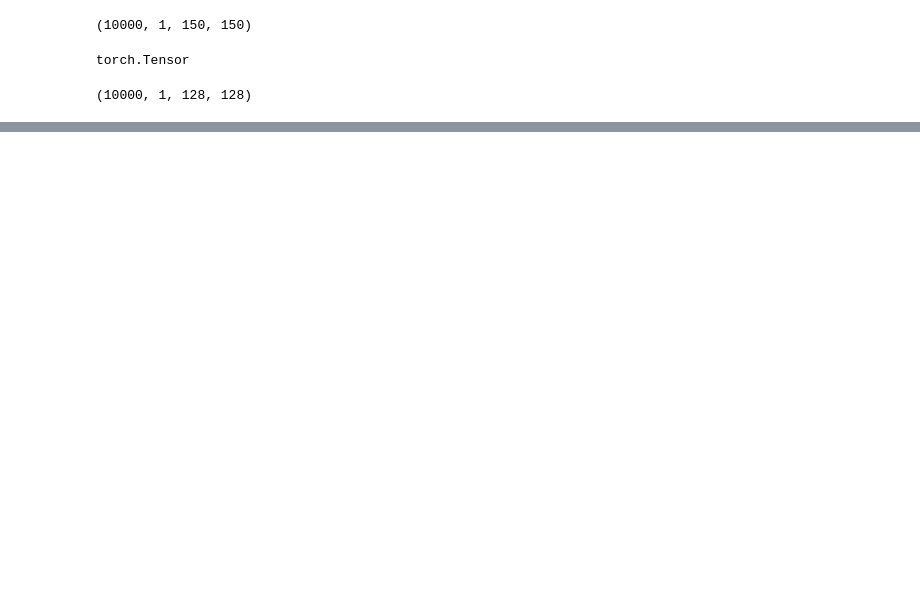
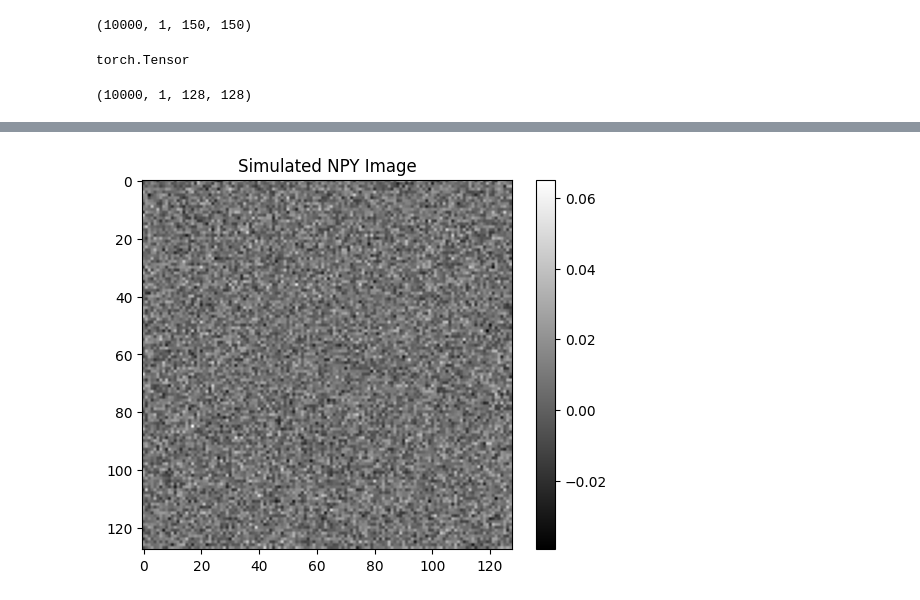
Before and after one commit to harshpoddar03/darkmatter_image_denosing_diffusion_probabalistic_model, a Jupyter notebook: 03_models/unit_gaussion_diffusion/train.ipynb, the cells around one changed output, grey strips where cells are left out. Cells and saved outputs as stored; diff of their text form; code cells hidden in the pictures; blank space fills up the shorter version.

Commit message:
generated noised image using diffusion model

```diff
--- a/03_models/unit_gaussion_diffusion/train.ipynb
+++ b/03_models/unit_gaussion_diffusion/train.ipynb
@@ -187,0 +220,11 @@ sample(config["n_samples"], config["image_size"], config["image_channels"], diff
+# %%
+import matplotlib.pyplot as plt
+
+data = np.load("./generated_images_npy/generated_image_0.npy")
+data = np.squeeze(data)
+plt.imshow(data, cmap='gray')
+plt.colorbar()  # To show the scale of the image
+plt.title("Simulated NPY Image")
+plt.show()
+# %% [output]
+[figure, added]
```
Also changed, not shown: parts of 4 cells of this notebook, 1 other file.
